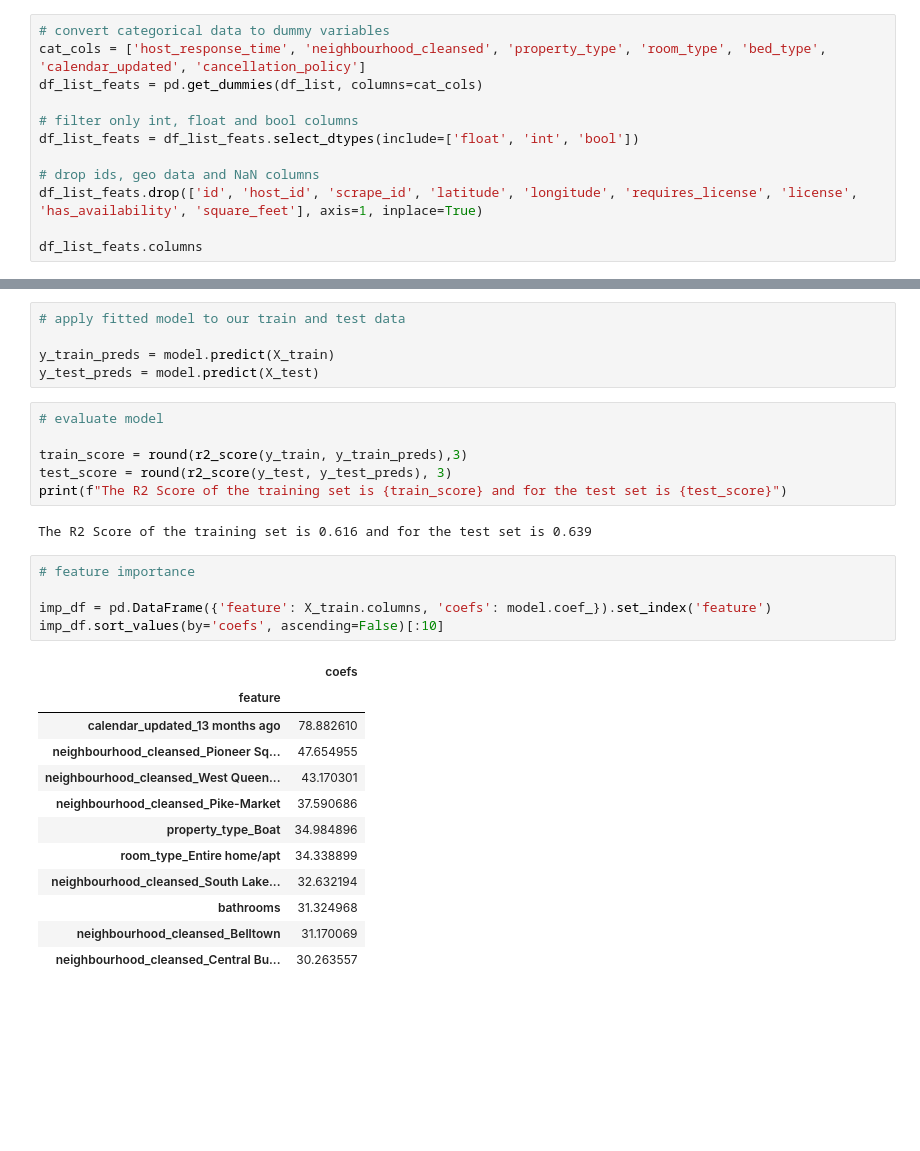
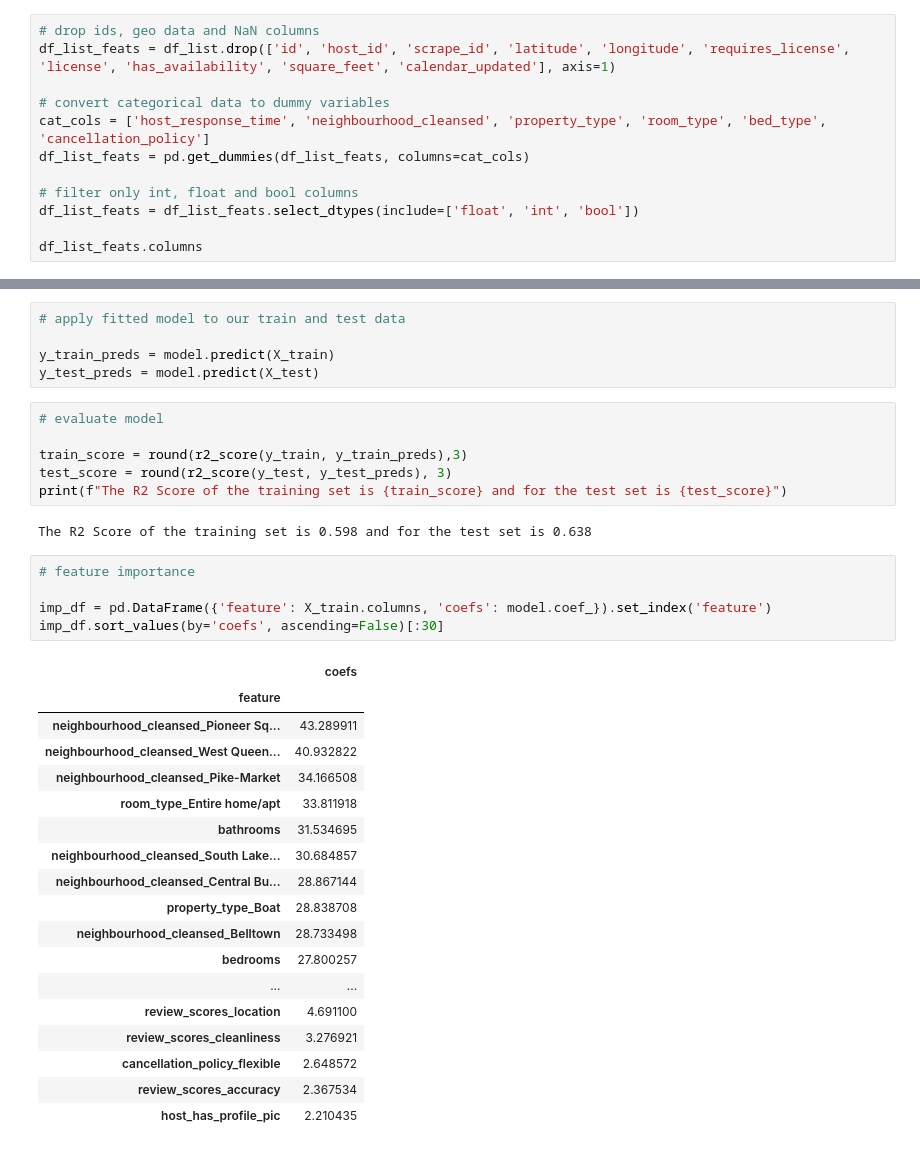
Before and after one commit to TillKuck/UDACITY_AirbnbSeattle, a Jupyter notebook: develop/airbnb_seattle.ipynb, the cells around one changed output, grey strips where cells are left out. Cells and saved outputs as stored; diff of their text form; blank space fills up the shorter version.

```diff
--- a/develop/airbnb_seattle.ipynb
+++ b/develop/airbnb_seattle.ipynb
@@ -161,16 +223,16 @@ plt.show()
 # %% [markdown]
 ### What is mostly correlated with being a Superhost?
 # %%
+# drop ids, geo data and NaN columns
+df_list_feats = df_list.drop(['id', 'host_id', 'scrape_id', 'latitude', 'longitude', 'requires_license', 'license', 'has_availability', 'square_feet', 'calendar_updated'], axis=1)
+
 # convert categorical data to dummy variables
-cat_cols = ['host_response_time', 'neighbourhood_cleansed', 'property_type', 'room_type', 'bed_type', 'calendar_updated', 'cancellation_policy']
-df_list_feats = pd.get_dummies(df_list, columns=cat_cols)
+cat_cols = ['host_response_time', 'neighbourhood_cleansed', 'property_type', 'room_type', 'bed_type', 'cancellation_policy']
+df_list_feats = pd.get_dummies(df_list_feats, columns=cat_cols)
 
 # filter only int, float and bool columns
 df_list_feats = df_list_feats.select_dtypes(include=['float', 'int', 'bool'])
 
-# drop ids, geo data and NaN columns
-df_list_feats.drop(['id', 'host_id', 'scrape_id', 'latitude', 'longitude', 'requires_license', 'license', 'has_availability', 'square_feet'], axis=1, inplace=True)
-
 df_list_feats.columns
 # %% [output]
 Index(['host_is_superhost', 'host_listings_count', 'host_total_listings_count',
@@ -228,25 +288,31 @@ train_score = round(r2_score(y_train, y_train_preds),3)
 test_score = round(r2_score(y_test, y_test_preds), 3)
 print(f"The R2 Score of the training set is {train_score} and for the test set is {test_score}")
 # %% [output]
-The R2 Score of the training set is 0.616 and for the test set is 0.639
+The R2 Score of the training set is 0.598 and for the test set is 0.638
 # %%
 # feature importance
 
 imp_df = pd.DataFrame({'feature': X_train.columns, 'coefs': model.coef_}).set_index('feature')
-imp_df.sort_values(by='coefs', ascending=False)[:10]
+imp_df.sort_values(by='coefs', ascending=False)[:30]
 # %% [output]
 |  | coefs |
 | feature |  |
-| calendar_updated_13 months ago | 78.882610 |
-| neighbourhood_cleansed_Pioneer Sq... | 47.654955 |
-| neighbourhood_cleansed_West Queen... | 43.170301 |
-| neighbourhood_cleansed_Pike-Market | 37.590686 |
-| property_type_Boat | 34.984896 |
-| room_type_Entire home/apt | 34.338899 |
-| neighbourhood_cleansed_South Lake... | 32.632194 |
-| bathrooms | 31.324968 |
-| neighbourhood_cleansed_Belltown | 31.170069 |
-| neighbourhood_cleansed_Central Bu... | 30.263557 |
+| neighbourhood_cleansed_Pioneer Sq... | 43.289911 |
+| neighbourhood_cleansed_West Queen... | 40.932822 |
+| neighbourhood_cleansed_Pike-Market | 34.166508 |
+| room_type_Entire home/apt | 33.811918 |
+| bathrooms | 31.534695 |
+| neighbourhood_cleansed_South Lake... | 30.684857 |
+| neighbourhood_cleansed_Central Bu... | 28.867144 |
+| property_type_Boat | 28.838708 |
+| neighbourhood_cleansed_Belltown | 28.733498 |
+| bedrooms | 27.800257 |
+| ... | ... |
+| review_scores_location | 4.691100 |
+| review_scores_cleanliness | 3.276921 |
+| cancellation_policy_flexible | 2.648572 |
+| review_scores_accuracy | 2.367534 |
+| host_has_profile_pic | 2.210435 |
 # %%
 # Create bar chart of the above dataframe
 
```
Also changed, not shown: parts of 8 cells of this notebook, 6 other files.
